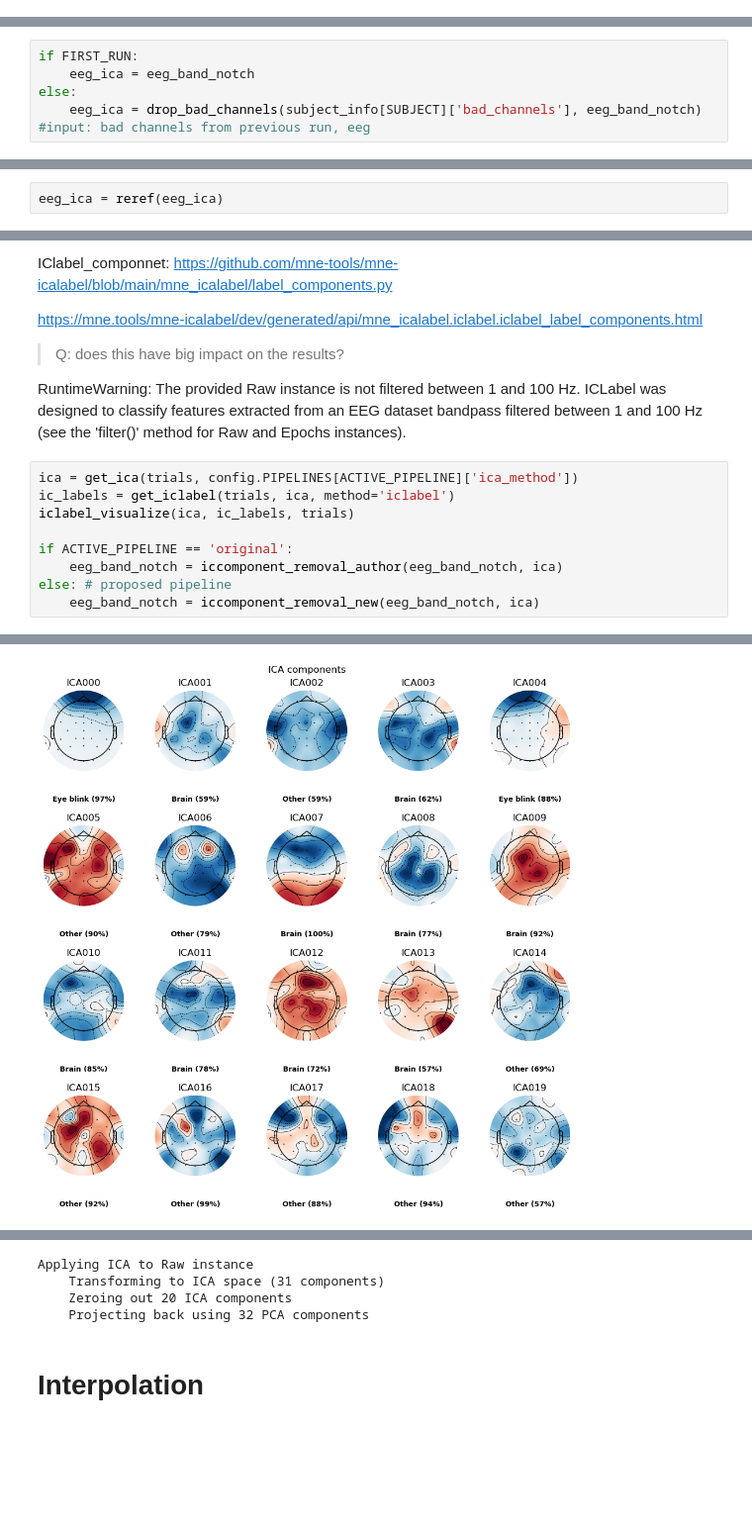
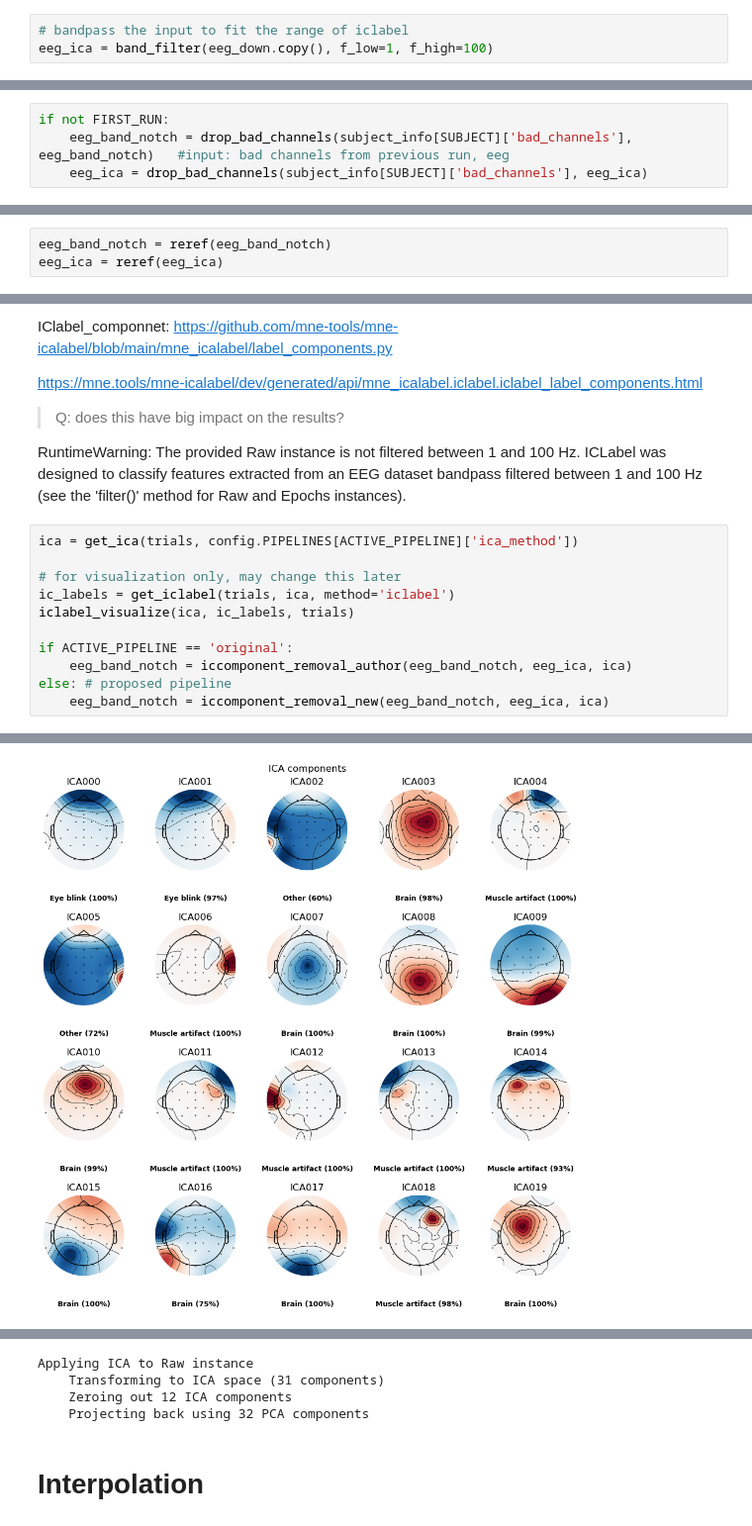
Before and after one commit to xuyg16/EEG_Reward-Processing_ERP, a Jupyter notebook: scripts/single_subject_processing.ipynb, the cells around one changed output, grey strips where cells are left out. Shown at 99% size. Drawn from its saved outputs; the diff is of its cells as text; blank space fills up the shorter version.

Commit message:
made changes so that iclabel is generated on a copy of eeg between 1-100 Hz instead of main eeg

```diff
--- a/scripts/single_subject_processing.ipynb
+++ b/scripts/single_subject_processing.ipynb
@@ -248,0 +250,3 @@ Designing a one-pass, zero-phase, non-causal bandpass filter:
+# %%
+# bandpass the input to fit the range of iclabel
+eeg_ica = band_filter(eeg_down.copy(), f_low=1, f_high=100)
@@ -317,8 +335,7 @@ if INSPECTION_MODE == True:
 # %%
-if FIRST_RUN:
-    eeg_ica = eeg_band_notch
-else:
-    eeg_ica = drop_bad_channels(subject_info[SUBJECT]['bad_channels'], eeg_band_notch)   #input: bad channels from previous run, eeg
+if not FIRST_RUN:
+    eeg_band_notch = drop_bad_channels(subject_info[SUBJECT]['bad_channels'], eeg_band_notch)   #input: bad channels from previous run, eeg
+    eeg_ica = drop_bad_channels(subject_info[SUBJECT]['bad_channels'], eeg_ica)
 # %% [markdown]
 # Re-referencing
 # %% [markdown]
@@ -326,6 +343,7 @@ else:
 
 If only use one channel for reference, the reference channel should be dropped otherwise would influence trail rejection
 # %%
+eeg_band_notch = reref(eeg_band_notch)
 eeg_ica = reref(eeg_ica)
 # %% [output]
 Average Reference: Keeping both.
@@ -375,13 +397,15 @@ https://mne.tools/mne-icalabel/dev/generated/api/mne_icalabel.iclabel.iclabel_la
 RuntimeWarning: The provided Raw instance is not filtered between 1 and 100 Hz. ICLabel was designed to classify features extracted from an EEG dataset bandpass filtered between 1 and 100 Hz (see the 'filter()' method for Raw and Epochs instances).
 # %%
 ica = get_ica(trials, config.PIPELINES[ACTIVE_PIPELINE]['ica_method'])
+
+# for visualization only, may change this later
 ic_labels = get_iclabel(trials, ica, method='iclabel')
 iclabel_visualize(ica, ic_labels, trials)
 
 if ACTIVE_PIPELINE == 'original':
-    eeg_band_notch = iccomponent_removal_author(eeg_band_notch, ica)
+    eeg_band_notch = iccomponent_removal_author(eeg_band_notch, eeg_ica, ica)
 else: # proposed pipeline
-    eeg_band_notch = iccomponent_removal_new(eeg_band_notch, ica)
+    eeg_band_notch = iccomponent_removal_new(eeg_band_notch, eeg_ica, ica)
 # %% [output]
 Fitting ICA to data using 32 channels (please be patient, this may take a while)
 Selecting by non-zero PCA components: 31 components
@@ -389 +413 @@ Fitting ICA took 21.4s.
-[figure, old version]
+[figure, new version]
@@ -391,6 +415,6 @@ Fitting ICA took 21.4s.
 Applying ICA to Raw instance
     Transforming to ICA space (31 components)
-    Zeroing out 20 ICA components
+    Zeroing out 12 ICA components
     Projecting back using 32 PCA components
 # %% [markdown]
 # Interpolation
```
Also changed, not shown: parts of 15 cells of this notebook, 1 other file.
